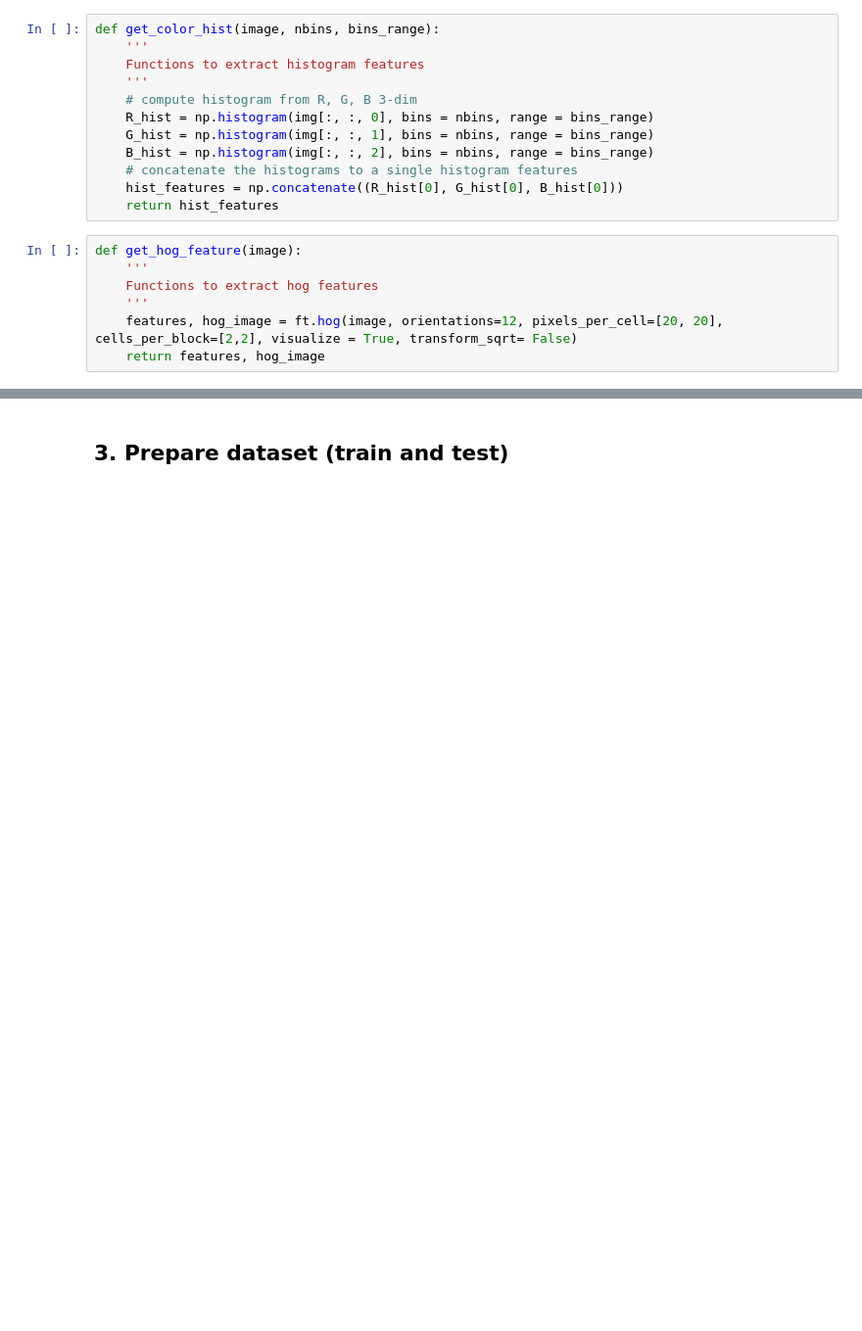
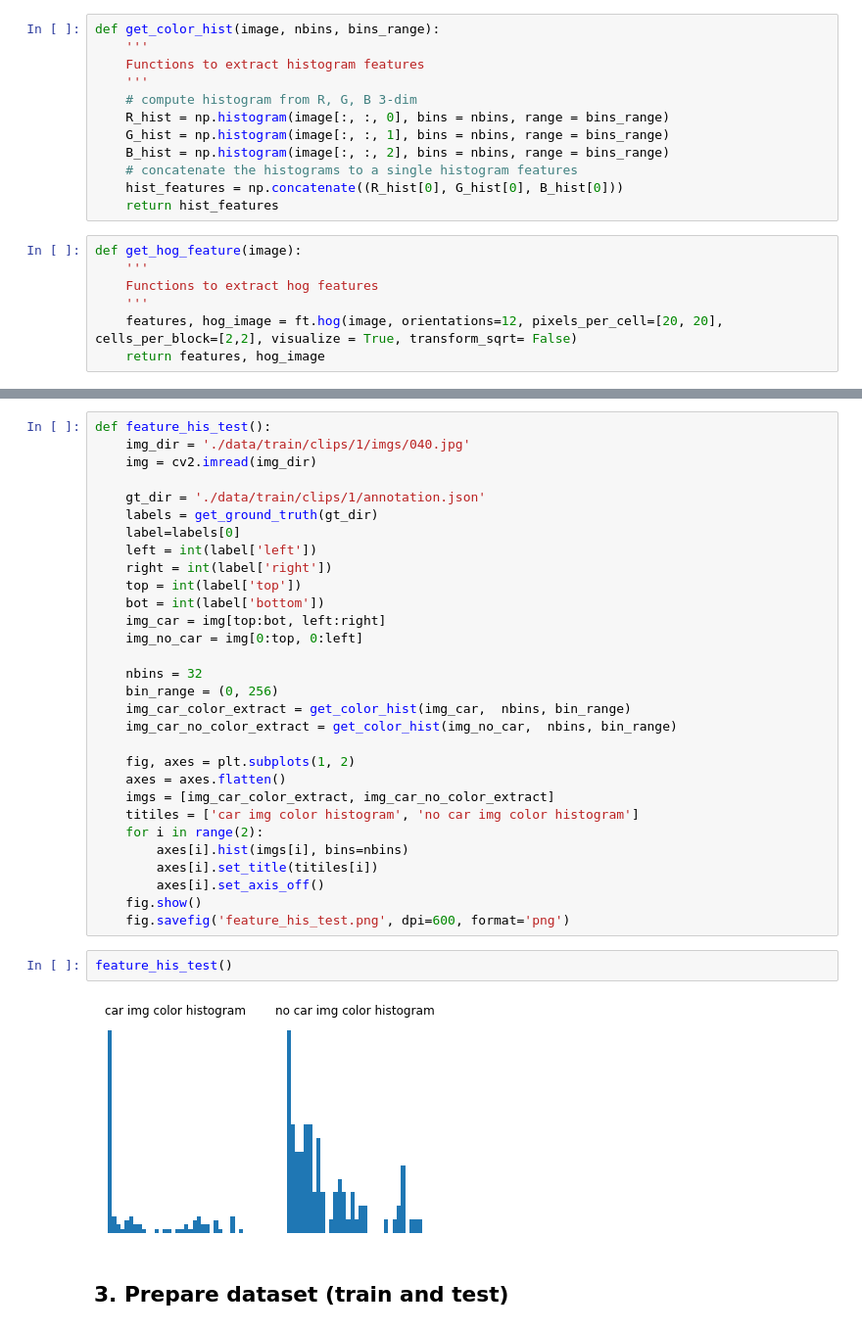
Before and after one commit to Spacider/COMP9517, a Jupyter notebook: COMP9517/proj/proj.ipynb, the cells around one changed output, grey strips where cells are left out. Shown at 98% size. Drawn from its saved outputs; the diff is of its cells as text; blank space fills up the shorter version.

```diff
--- a/COMP9517/proj/proj.ipynb
+++ b/COMP9517/proj/proj.ipynb
@@ -22,9 +22,9 @@ def get_color_hist(image, nbins, bins_range):
     Functions to extract histogram features
     '''
     # compute histogram from R, G, B 3-dim
-    R_hist = np.histogram(img[:, :, 0], bins = nbins, range = bins_range)
-    G_hist = np.histogram(img[:, :, 1], bins = nbins, range = bins_range)
-    B_hist = np.histogram(img[:, :, 2], bins = nbins, range = bins_range)
+    R_hist = np.histogram(image[:, :, 0], bins = nbins, range = bins_range)
+    G_hist = np.histogram(image[:, :, 1], bins = nbins, range = bins_range)
+    B_hist = np.histogram(image[:, :, 2], bins = nbins, range = bins_range)
     # concatenate the histograms to a single histogram features
     hist_features = np.concatenate((R_hist[0], G_hist[0], B_hist[0]))
     return hist_features
@@ -62,3 +95,37 @@ def extract_features(image):
+# %%
+def feature_his_test():
+    img_dir = './data/train/clips/1/imgs/040.jpg'
+    img = cv2.imread(img_dir)
+
+    gt_dir = './data/train/clips/1/annotation.json'
+    labels = get_ground_truth(gt_dir)
+    label=labels[0]
+    left = int(label['left'])
+    right = int(label['right'])
+    top = int(label['top'])
+    bot = int(label['bottom'])
+    img_car = img[top:bot, left:right]
+    img_no_car = img[0:top, 0:left]
+
+    nbins = 32
+    bin_range = (0, 256)
+    img_car_color_extract = get_color_hist(img_car,  nbins, bin_range)
+    img_car_no_color_extract = get_color_hist(img_no_car,  nbins, bin_range)
+
+    fig, axes = plt.subplots(1, 2)
+    axes = axes.flatten()
+    imgs = [img_car_color_extract, img_car_no_color_extract]
+    titiles = ['car img color histogram', 'no car img color histogram']
+    for i in range(2):
+        axes[i].hist(imgs[i], bins=nbins)
+        axes[i].set_title(titiles[i])
+        axes[i].set_axis_off()
+    fig.show()
+    fig.savefig('feature_his_test.png', dpi=600, format='png')
+# %%
+feature_his_test()
+# %% [output]
+[figure, added]
 # %% [markdown]
 ## 3. Prepare dataset (train and test)
 # %%
```
Also changed, not shown: parts of 26 cells of this notebook, 7 other files.
